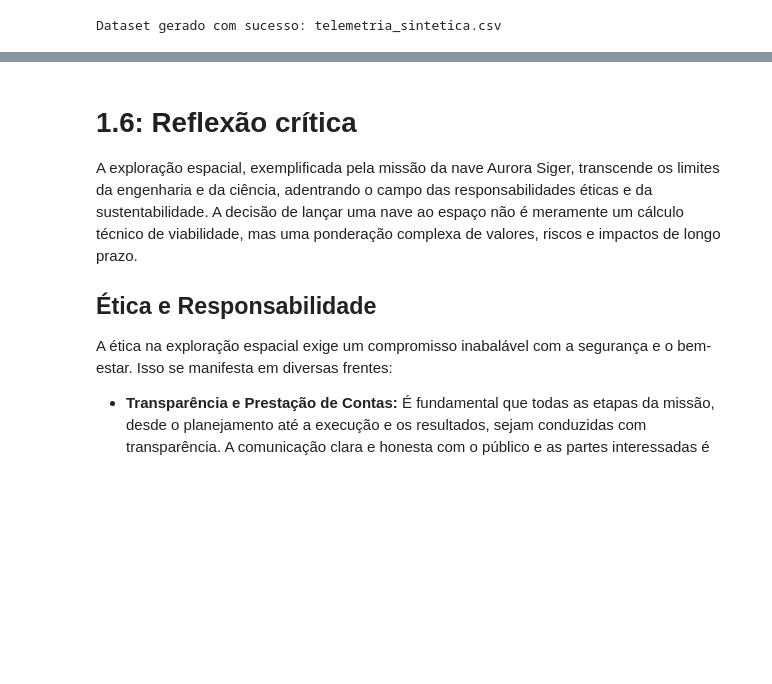
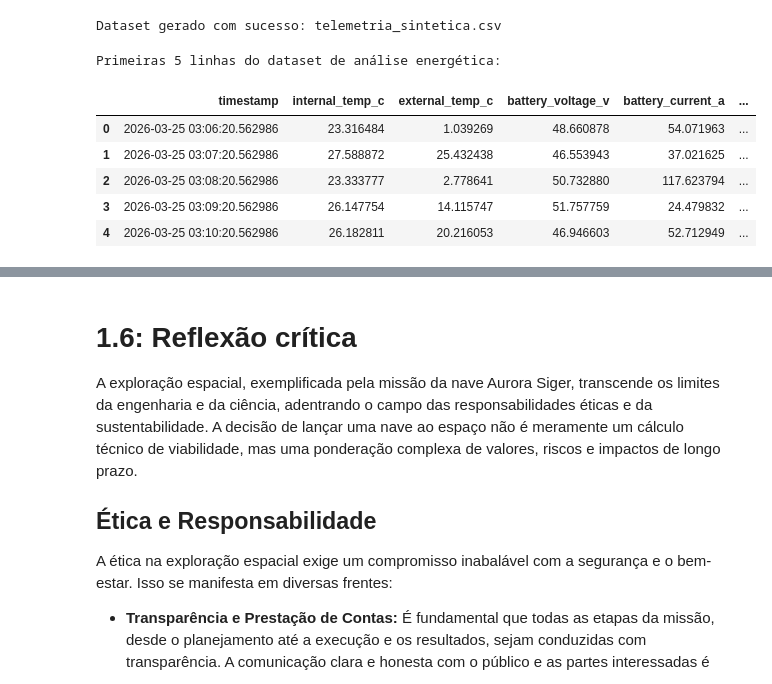
Before and after one commit to andreluizhla/FIAP, a Jupyter notebook: Fase01_FIAP.ipynb, the cells around one changed output, grey strips where cells are left out. Saved outputs shown, nothing was run; the diff lists cells and outputs as text; code cells hidden in the pictures; blank space fills up the shorter version.

```diff
--- a/Fase01_FIAP.ipynb
+++ b/Fase01_FIAP.ipynb
@@ -303,3 +303,17 @@ df.to_csv('./telemetria/telemetria_sintetica.csv', index=False)
 print("Dataset gerado com sucesso: telemetria_sintetica.csv")
 # %% [output]
 Dataset gerado com sucesso: telemetria_sintetica.csv
+# %%
+ # Carregar o dataset gerado na seção 1.4
+df_energia = pd.read_csv('./telemetria/telemetria_sintetica.csv')
+
+print("Primeiras 5 linhas do dataset de análise energética:")
+display(df_energia.head())
+# %% [output]
+Primeiras 5 linhas do dataset de análise energética:
+|  | timestamp | internal_temp_c | external_temp_c | battery_voltage_v | battery_current_a | ... |
+| 0 | 2026-03-25 03:06:20.562986 | 23.316484 | 1.039269 | 48.660878 | 54.071963 | ... |
+| 1 | 2026-03-25 03:07:20.562986 | 27.588872 | 25.432438 | 46.553943 | 37.021625 | ... |
+| 2 | 2026-03-25 03:08:20.562986 | 23.333777 | 2.778641 | 50.732880 | 117.623794 | ... |
+| 3 | 2026-03-25 03:09:20.562986 | 26.147754 | 14.115747 | 51.757759 | 24.479832 | ... |
+| 4 | 2026-03-25 03:10:20.562986 | 26.182811 | 20.216053 | 46.946603 | 52.712949 | ... |
```
Also changed, not shown: parts of 7 cells of this notebook.
